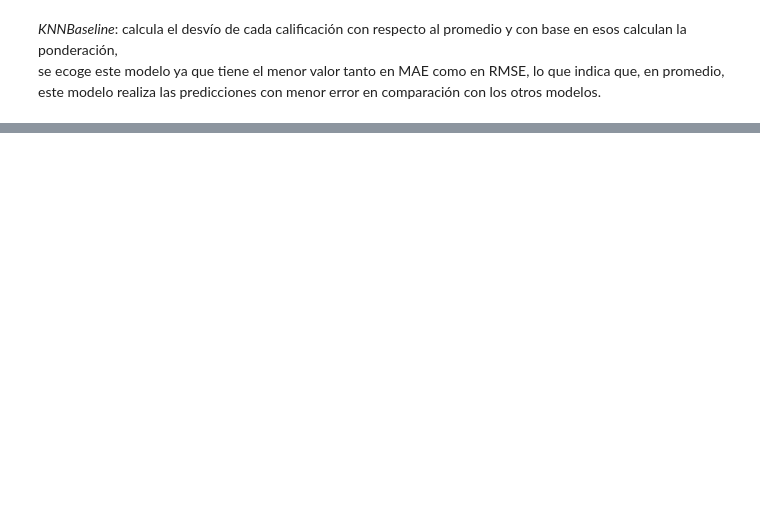
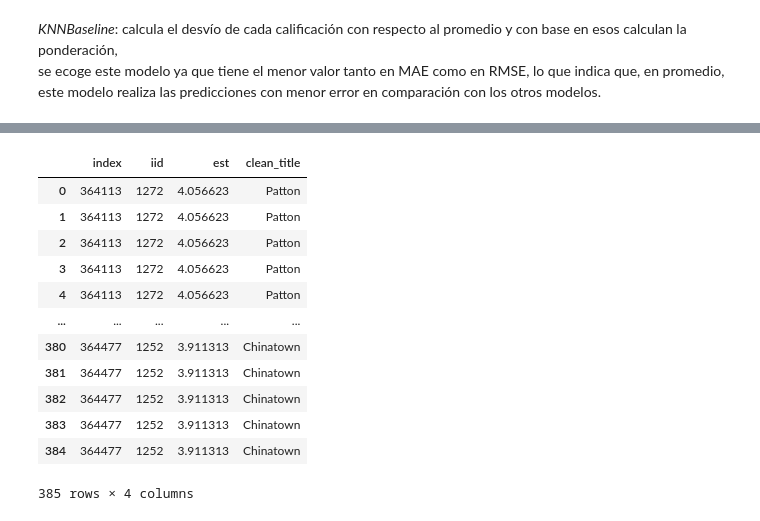
Before and after one commit to LauBetancourt31/Anal-tica-en-Marketing, a Jupyter notebook: 3. Filtros colaborativos.ipynb, the cells around one changed output, grey strips where cells are left out. Saved outputs shown, nothing was run; the diff lists cells and outputs as text; code cells hidden in the pictures; blank space fills up the shorter version.

```diff
--- a/3. Filtros colaborativos.ipynb
+++ b/3. Filtros colaborativos.ipynb
@@ -84,0 +169,33 @@ performance_df.sort_values(by='RMSE')
+# %%
+# función para recomendar las 10 películas con mejores predicciones y llevar base de datos para consultar resto de información
+def recomendaciones(user_id,n_recomend=10):
+    predictions_userID = predictions_df[predictions_df['uid'] == user_id].\
+                    sort_values(by="est", ascending = False).head(n_recomend)
+    recomendados = predictions_userID[['iid','est']]
+    recomendados.to_sql('reco',conn,if_exists="replace")
+    #recomendados = pd.read_sql('''select a.*, b.clean_title
+    #                         from reco a left join f_movies b
+    #                         on a.iid=b.movie_id ''', conn)
+    recomendados = pd.read_sql('''
+        SELECT a.*, b.clean_title
+        FROM reco a
+        LEFT JOIN f_ratings b
+        ON a.iid = b.movie_id
+        ''', conn)
+    return(recomendados)
+# %%
+recomendaciones(user_id=609, n_recomend=10)
+# %% [output]
+|  | index | iid | est | clean_title |
+| 0 | 364113 | 1272 | 4.056623 | Patton |
+| 1 | 364113 | 1272 | 4.056623 | Patton |
+| 2 | 364113 | 1272 | 4.056623 | Patton |
+| 3 | 364113 | 1272 | 4.056623 | Patton |
+| 4 | 364113 | 1272 | 4.056623 | Patton |
+| ... | ... | ... | ... | ... |
+| 380 | 364477 | 1252 | 3.911313 | Chinatown |
+| 381 | 364477 | 1252 | 3.911313 | Chinatown |
+| 382 | 364477 | 1252 | 3.911313 | Chinatown |
+| 383 | 364477 | 1252 | 3.911313 | Chinatown |
+| 384 | 364477 | 1252 | 3.911313 | Chinatown |
+385 rows × 4 columns
```
Also changed, not shown: parts of 11 cells of this notebook, 1 other file.
